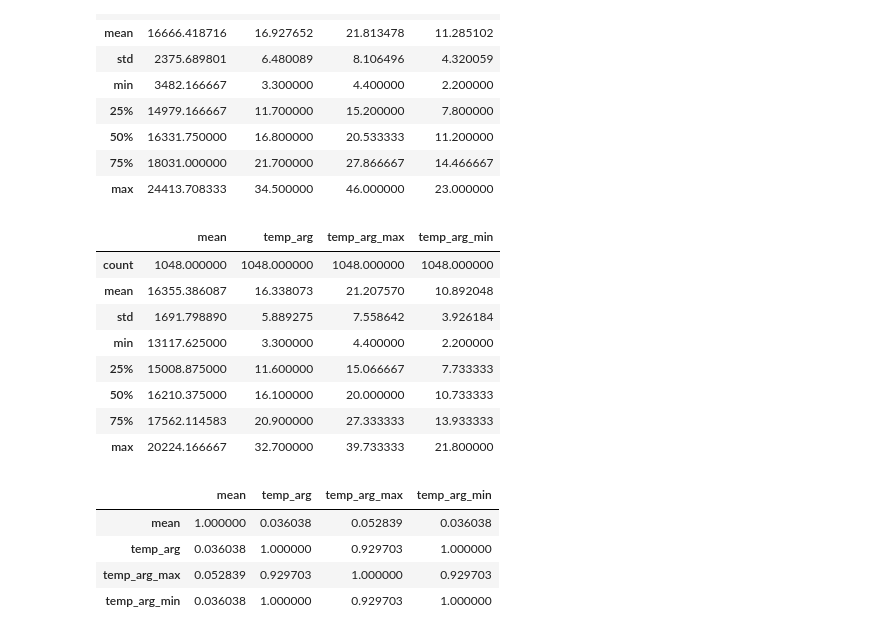
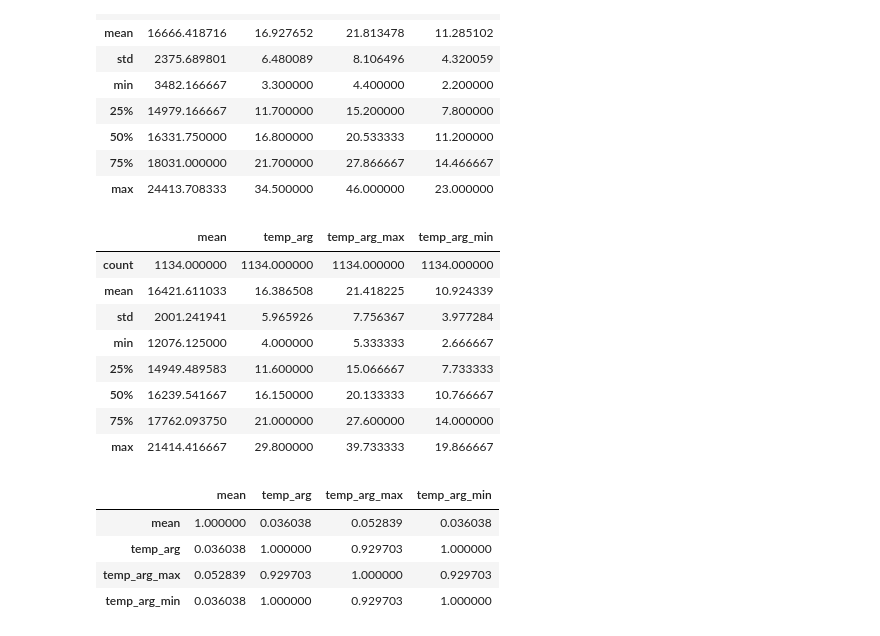
Before and after one commit to SprinterClimb/Energy_load_prediction, a Jupyter notebook: Regression.ipynb, the cells around one changed output. Saved outputs shown, nothing was run; the diff lists cells and outputs as text; code cells hidden in the pictures.

```diff
--- a/Regression.ipynb
+++ b/Regression.ipynb
@@ -83,29 +83,27 @@ df_gera.describe()
 | 75% | 18031.000000 | 21.700000 | 27.866667 | 14.466667 |
 | max | 24413.708333 | 34.500000 | 46.000000 | 23.000000 |
 # %%
-# Removing anomalies from the dataframe
+# Calculando z-scores para temp_arg e mean
+z_scores_temp_arg = (df_gera['temp_arg'] - df_gera['temp_arg'].mean()) / df_gera['temp_arg'].std()
+z_scores_mean = (df_gera['mean'] - df_gera['mean'].mean()) / df_gera['mean'].std()
 
-# Calculate the z-score for the 'mean' column
-z_scores = (df_gera['mean'] - df_gera['mean'].mean()) / df_gera['mean'].std()
+# Definir a thereshold para detecção de anomalias
+threshold = 2
 
-# Define a threshold for the z-score to identify outliers
-threshold = 1.5
+# Remover linhas com ocorrência de anomalia
+df_gera = df_gera[(np.abs(z_scores_temp_arg) < threshold) & (np.abs(z_scores_mean) < threshold)]
 
-# Filter out the rows where the z-score is above the threshold
-df_gera = df_gera[z_scores.abs() < threshold]
-
-# Check the updated statistics of the dataframe
 df_gera.describe()
 # %% [output]
 |  | mean | temp_arg | temp_arg_max | temp_arg_min |
-| count | 1048.000000 | 1048.000000 | 1048.000000 | 1048.000000 |
-| mean | 16355.386087 | 16.338073 | 21.207570 | 10.892048 |
-| std | 1691.798890 | 5.889275 | 7.558642 | 3.926184 |
-| min | 13117.625000 | 3.300000 | 4.400000 | 2.200000 |
-| 25% | 15008.875000 | 11.600000 | 15.066667 | 7.733333 |
-| 50% | 16210.375000 | 16.100000 | 20.000000 | 10.733333 |
-| 75% | 17562.114583 | 20.900000 | 27.333333 | 13.933333 |
-| max | 20224.166667 | 32.700000 | 39.733333 | 21.800000 |
+| count | 1134.000000 | 1134.000000 | 1134.000000 | 1134.000000 |
+| mean | 16421.611033 | 16.386508 | 21.418225 | 10.924339 |
+| std | 2001.241941 | 5.965926 | 7.756367 | 3.977284 |
+| min | 12076.125000 | 4.000000 | 5.333333 | 2.666667 |
+| 25% | 14949.489583 | 11.600000 | 15.066667 | 7.733333 |
+| 50% | 16239.541667 | 16.150000 | 20.133333 | 10.766667 |
+| 75% | 17762.093750 | 21.000000 | 27.600000 | 14.000000 |
+| max | 21414.416667 | 29.800000 | 39.733333 | 19.866667 |
 # %%
 # Gráfico 3D com scatter
 
```
Also changed, not shown: parts of 22 cells of this notebook.
